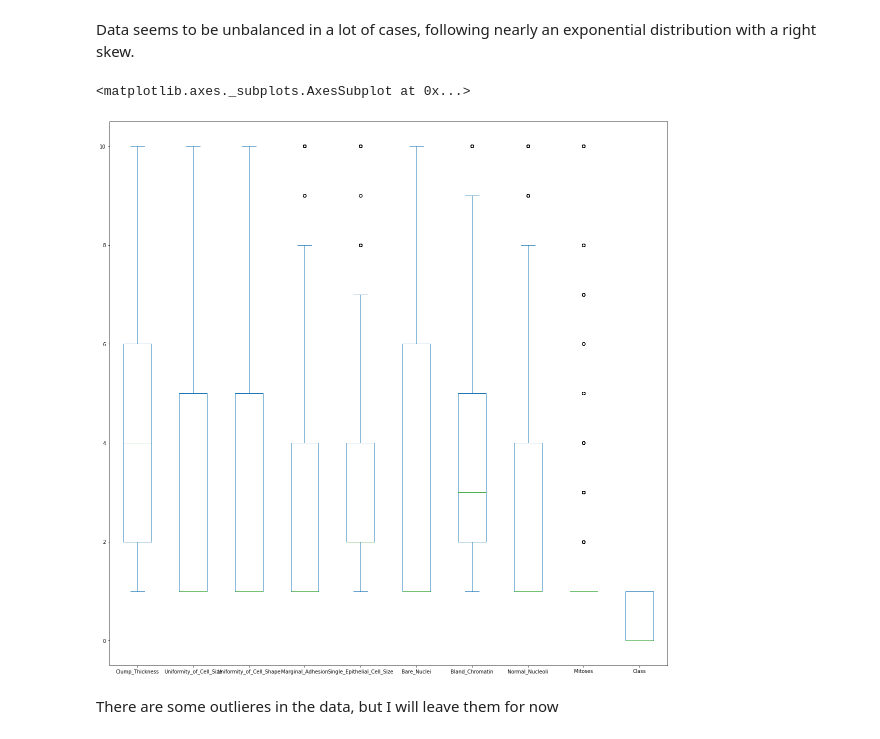
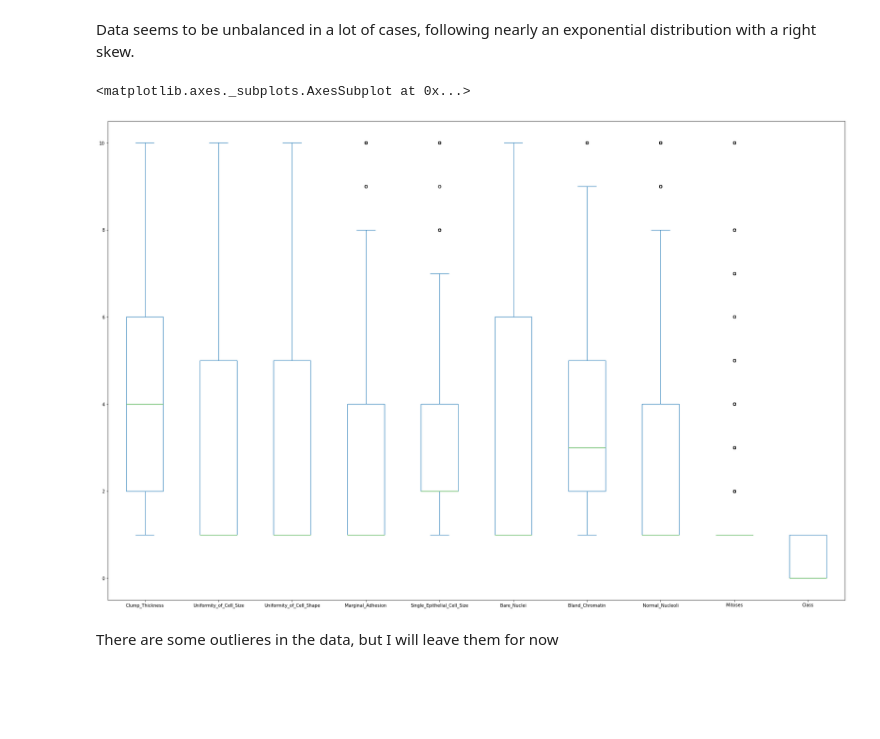
Before and after one commit to pustelnikk/breast-cancer, a Jupyter notebook: Breast_Cancer_Notebook.ipynb, the cells around one changed output. Drawn from its saved outputs; the diff is of its cells as text; code cells hidden in the pictures; blank space fills up the shorter version.

```diff
--- a/Breast_Cancer_Notebook.ipynb
+++ b/Breast_Cancer_Notebook.ipynb
@@ -151,10 +149,10 @@ array([[<matplotlib.axes._subplots.AxesSubplot object at 0x...>,
 # %% [markdown]
 Data seems to be unbalanced in a lot of cases, following nearly an exponential distribution with a right skew.
 # %%
-data.plot.box(figsize=(20,20))
+data.plot.box(figsize=(30,20))
 # %% [output]
 <matplotlib.axes._subplots.AxesSubplot at 0x...>
-[figure, old version]
+[figure, new version]
 # %% [markdown]
 There are some outlieres in the data, but I will leave them for now
 # %%
```
Also changed, not shown: parts of 3 cells of this notebook.
